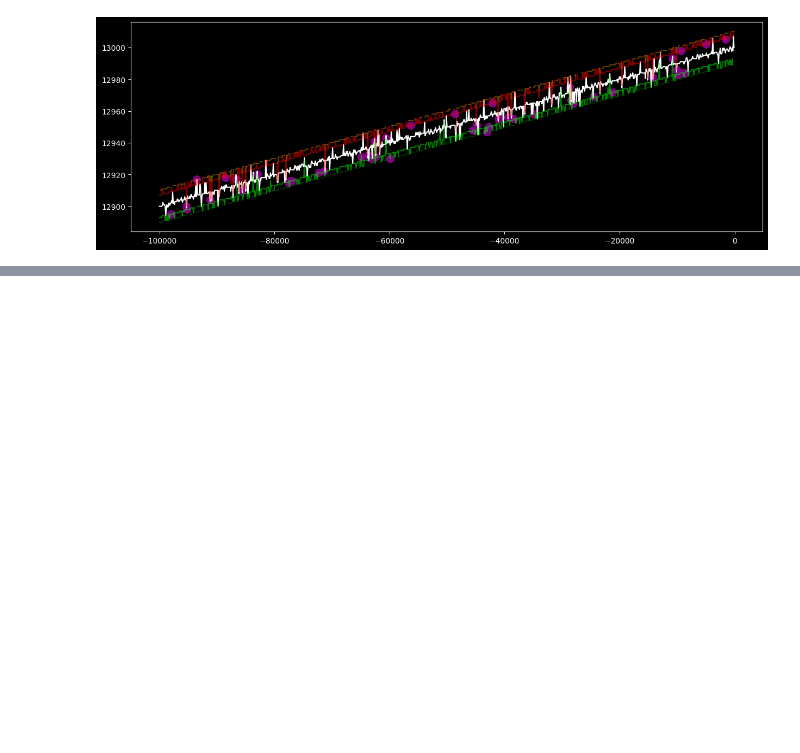
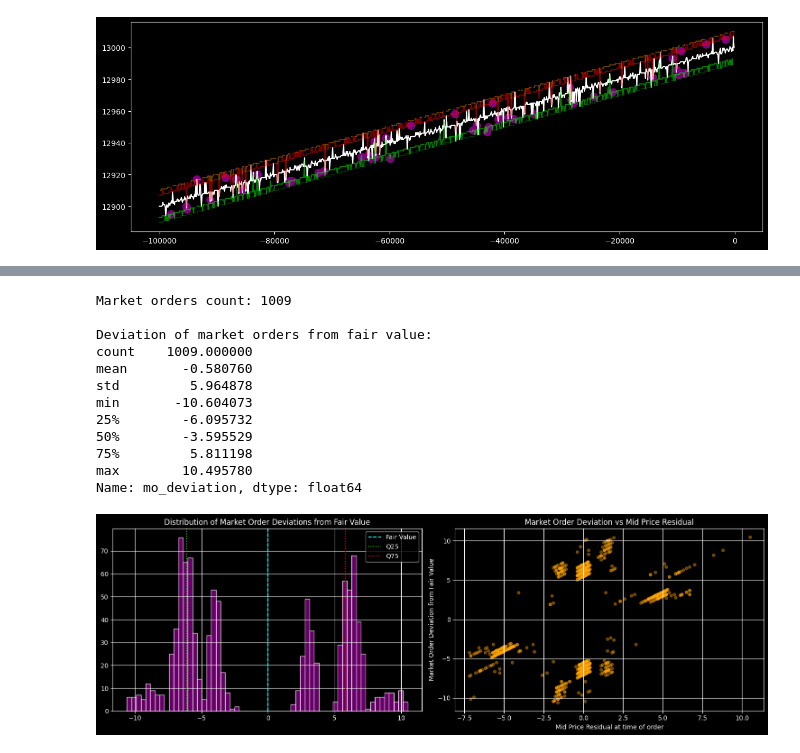
Before and after one commit to marcobattiston21/imc-prosperity-4, a Jupyter notebook: prosperity4/round1/notebooks/analysis_root.ipynb, the cells around one changed output, grey strips where cells are left out. Cells and saved outputs as stored; diff of their text form; code cells hidden in the pictures; blank space fills up the shorter version.

```diff
--- a/prosperity4/round1/notebooks/analysis_root.ipynb
+++ b/prosperity4/round1/notebooks/analysis_root.ipynb
@@ -133,0 +244,44 @@ plt.show()
+# %%
+# Only rows where a market order actually occurred
+mo = valid[valid["market order price"].notna()].copy()
+mo["mo_deviation"] = mo["market order price"] - mo["fair_value"]
+
+print(f"Market orders count: {len(mo)}")
+print(f"\nDeviation of market orders from fair value:")
+print(mo["mo_deviation"].describe())
+
+fig, axes = plt.subplots(1, 2, figsize=(15, 5))
+
+axes[0].hist(mo["mo_deviation"], bins=60, color="purple", edgecolor="white", alpha=0.8)
+axes[0].axvline(0, color="cyan", linestyle="--", label="Fair Value")
+axes[0].axvline(mo["mo_deviation"].quantile(0.25), color="lime", linestyle=":", label="Q25")
+axes[0].axvline(mo["mo_deviation"].quantile(0.75), color="red", linestyle=":", label="Q75")
+axes[0].set_title("Distribution of Market Order Deviations from Fair Value")
+axes[0].legend()
+axes[0].grid(True)
+
+# Deviation vs residual: are market orders hitting when mid_price is already dislocated?
+axes[1].scatter(mo["residual"], mo["mo_deviation"], alpha=0.4, color="orange", s=20)
+axes[1].axhline(0, color="white", lw=0.5)
+axes[1].axvline(0, color="white", lw=0.5)
+axes[1].set_xlabel("Mid Price Residual at time of order")
+axes[1].set_ylabel("Market Order Deviation from Fair Value")
+axes[1].set_title("Market Order Deviation vs Mid Price Residual")
+axes[1].grid(True)
+
+plt.tight_layout()
+plt.show()
+# %% [output]
+Market orders count: 1009
+
+Deviation of market orders from fair value:
+count    1009.000000
+mean       -0.580760
+std         5.964878
+min       -10.604073
+25%        -6.095732
+50%        -3.595529
+75%         5.811198
+max        10.495780
+Name: mo_deviation, dtype: float64
+[figure, added]
```
Also changed, not shown: parts of 10 cells of this notebook, 1 other file.
